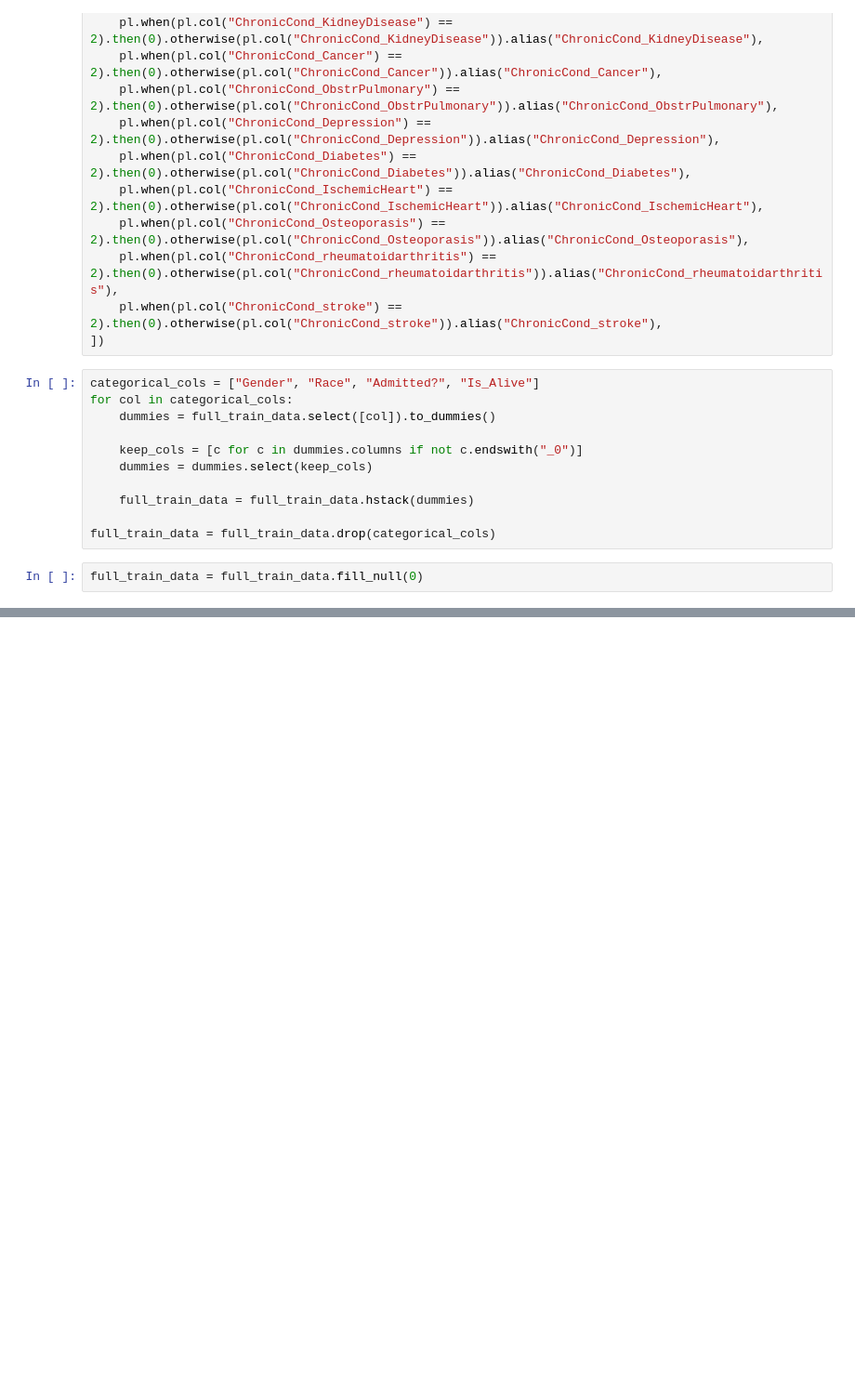
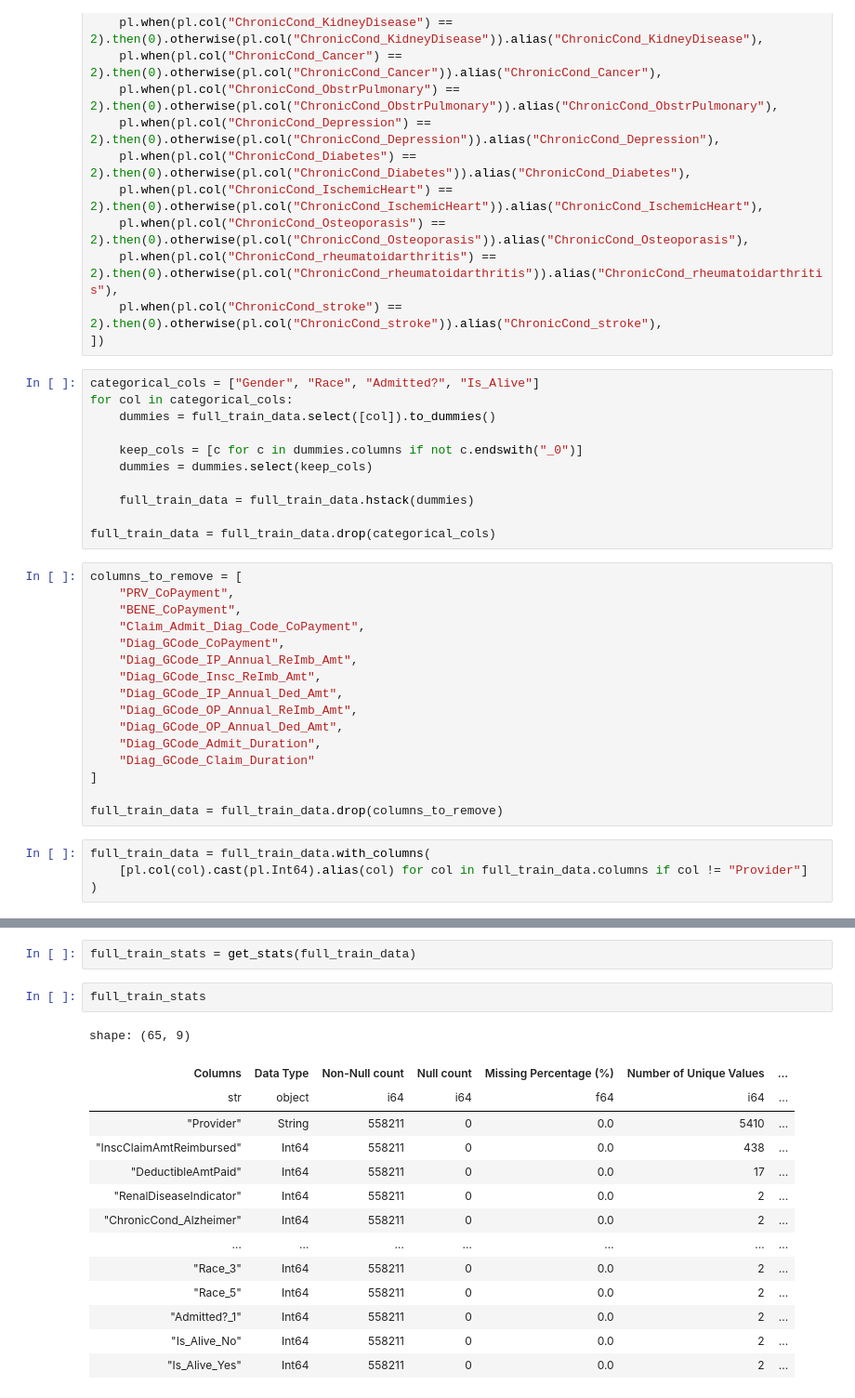
Before and after one commit to bharath03-a/INFO531FinalProject, a Jupyter notebook: notebooks/02_Merged_Data_Exploration.ipynb, the cells around one changed output, grey strips where cells are left out. Shown at 93% size. Saved outputs shown, nothing was run; the diff lists cells and outputs as text; blank space fills up the shorter version.

```diff
--- a/notebooks/02_Merged_Data_Exploration.ipynb
+++ b/notebooks/02_Merged_Data_Exploration.ipynb
@@ -596,5 +675,23 @@ for col in categorical_cols:
     full_train_data = full_train_data.hstack(dummies)
 
 full_train_data = full_train_data.drop(categorical_cols)
-# %%
-full_train_data = full_train_data.fill_null(0)
+# %%
+columns_to_remove = [
+    "PRV_CoPayment",
+    "BENE_CoPayment",
+    "Claim_Admit_Diag_Code_CoPayment",
+    "Diag_GCode_CoPayment",
+    "Diag_GCode_IP_Annual_ReImb_Amt",
+    "Diag_GCode_Insc_ReImb_Amt",
+    "Diag_GCode_IP_Annual_Ded_Amt",
+    "Diag_GCode_OP_Annual_ReImb_Amt",
+    "Diag_GCode_OP_Annual_Ded_Amt",
+    "Diag_GCode_Admit_Duration",
+    "Diag_GCode_Claim_Duration"
+]
+
+full_train_data = full_train_data.drop(columns_to_remove)
+# %%
+full_train_data = full_train_data.with_columns(
+    [pl.col(col).cast(pl.Int64).alias(col) for col in full_train_data.columns if col != "Provider"]
+)
@@ -600,0 +778,19 @@ full_train_data = full_train_data.fill_null(0)
+# %%
+full_train_stats = get_stats(full_train_data)
+# %%
+full_train_stats
+# %% [output]
+shape: (65, 9)
+| Columns | Data Type | Non-Null count | Null count | Missing Percentage (%) | Number of Unique Values | ... |
+| str | object | i64 | i64 | f64 | i64 | ... |
+| "Provider" | String | 558211 | 0 | 0.0 | 5410 | ... |
+| "InscClaimAmtReimbursed" | Int64 | 558211 | 0 | 0.0 | 438 | ... |
+| "DeductibleAmtPaid" | Int64 | 558211 | 0 | 0.0 | 17 | ... |
+| "RenalDiseaseIndicator" | Int64 | 558211 | 0 | 0.0 | 2 | ... |
+| "ChronicCond_Alzheimer" | Int64 | 558211 | 0 | 0.0 | 2 | ... |
+| … | … | … | … | … | … | ... |
+| "Race_3" | Int64 | 558211 | 0 | 0.0 | 2 | ... |
+| "Race_5" | Int64 | 558211 | 0 | 0.0 | 2 | ... |
+| "Admitted?_1" | Int64 | 558211 | 0 | 0.0 | 2 | ... |
+| "Is_Alive_No" | Int64 | 558211 | 0 | 0.0 | 2 | ... |
+| "Is_Alive_Yes" | Int64 | 558211 | 0 | 0.0 | 2 | ... |
```
Also changed, not shown: parts of 24 cells of this notebook, 2 other files.
